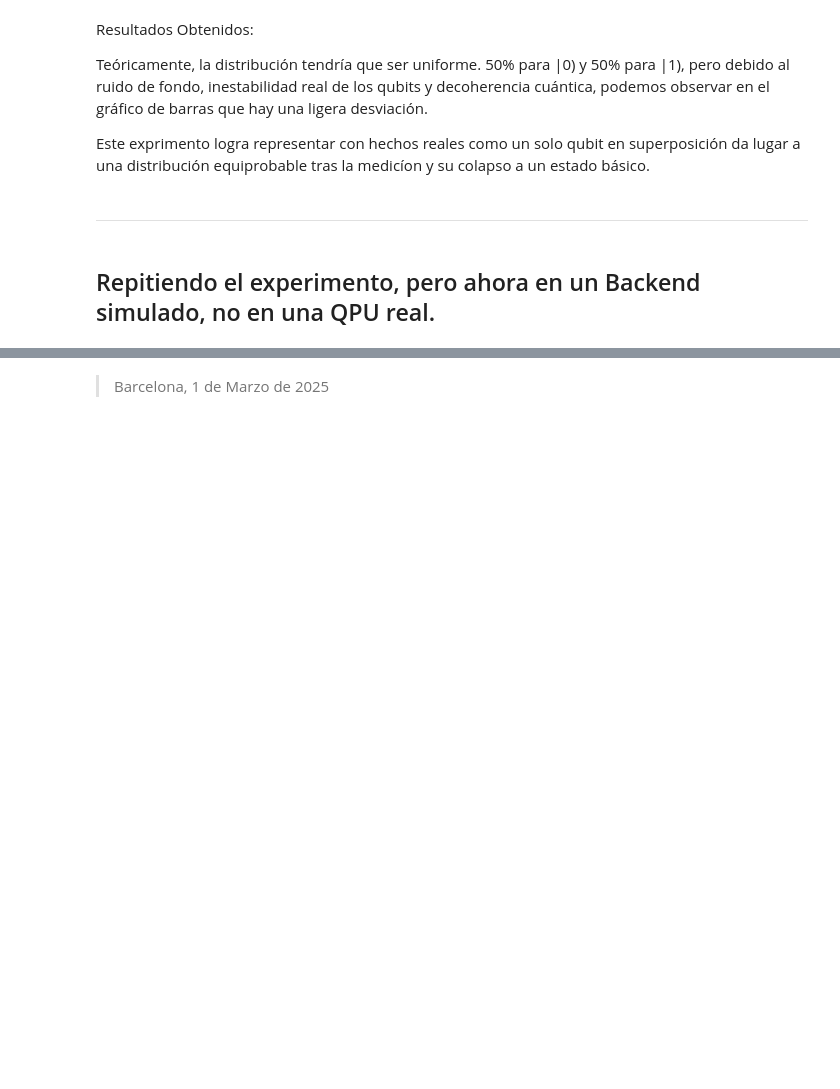
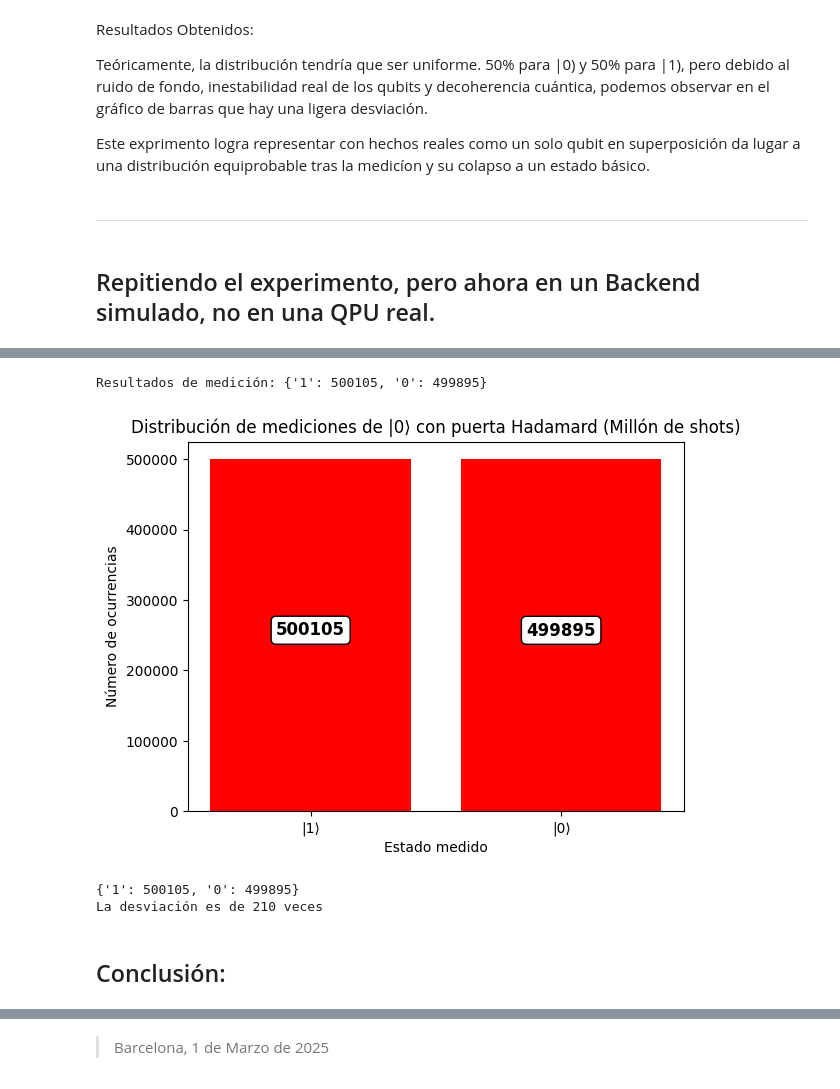
Before and after one commit to HectorAyusoMartin/IBM_Qiskit_quantum_tests, a Jupyter notebook: 1.3-colapso_qubit_en_superposicion_cuantica.ipynb, the cells around one changed output, grey strips where cells are left out. Drawn from its saved outputs; the diff is of its cells as text; code cells hidden in the pictures; blank space fills up the shorter version.

```diff
--- a/1.3-colapso_qubit_en_superposicion_cuantica.ipynb
+++ b/1.3-colapso_qubit_en_superposicion_cuantica.ipynb
@@ -131,0 +153,50 @@ TO DO...
+# %%
+#Transpilamos el circuito..
+qc_transpiled = transpile(qc,simulator)
+# %%
+#Ejecutamos la simulación, esta vez, vamos a disparar 1.000.000(millón) de shots:
+job = simulator.run(qc_transpiled, shots = 1000000)
+result = job.result()
+# %%
+#Obtenemos los conteos de la medición:
+counts = result.get_counts()
+print("Resultados de medición:", counts)
+# %% [output]
+Resultados de medición: {'1': 500105, '0': 499895}
+# %%
+#Por ultimo graficamos los resultados. En un estado ideal, debería ser el resultado, un 50% para el estado básico |0), y un 50% para el estado básico |1).
+
+
+# Cambiar etiquetas de los estados a notación cuántica
+labels = {"0": "|0⟩", "1": "|1⟩"}
+counts_qc = {labels[k]: v for k, v in counts.items()}
+# %%
+#Creando la gráfica...
+
+plt.bar(counts_qc.keys(), counts_qc.values(), color='red')
+
+# Agregar el número de mediciones para mjorar la visualización
+for estado, valor in counts_qc.items():
+    plt.text(estado, valor / 2, str(valor), fontsize=12, ha='center', fontweight='bold', color='black',
+             bbox=dict(facecolor='white', edgecolor='black', boxstyle='round,pad=0.3'))
+
+
+plt.xlabel('Estado medido')
+plt.ylabel('Número de ocurrencias')
+plt.title('Distribución de mediciones de |0⟩ con puerta Hadamard (Millón de shots)')
+
+
+plt.show()
+# %% [output]
+[figure, added]
+# %%
+print(counts)
+if counts['0'] > counts['1']:
+    print(f'La desviación es de {counts['0']-counts['1']} veces')
+else:
+    print(f'La desviación es de {counts['1']-counts['0']} veces')
+# %% [output]
+{'1': 500105, '0': 499895}
+La desviación es de 210 veces
+# %% [markdown]
+## Conclusión:
```
Also changed, not shown: parts of 7 cells of this notebook, 3 other files.
